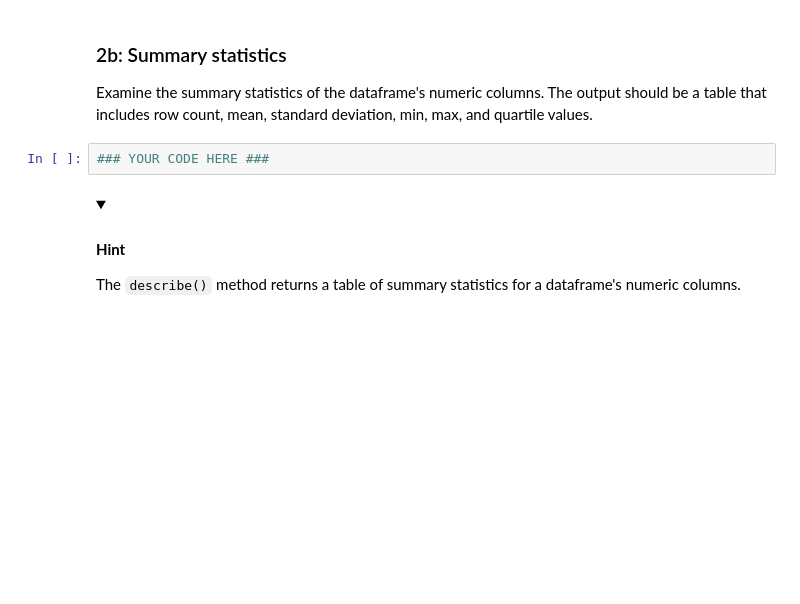
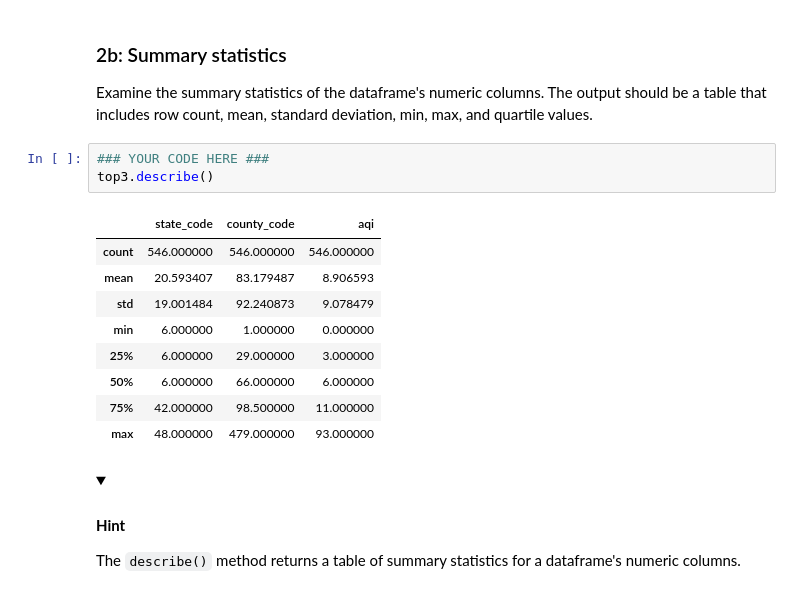
Before and after one commit to cyborgEneki/machine_learning_practice, a Jupyter notebook: air-qualities-project/Air_Quality_ Dataframes_pandas_classwork.ipynb, the cells around one changed output. Drawn from its saved outputs; the diff is of its cells as text; folded sections open; blank space fills up the shorter version.

```diff
--- a/air-qualities-project/Air_Quality_ Dataframes_pandas_classwork.ipynb
+++ b/air-qualities-project/Air_Quality_ Dataframes_pandas_classwork.ipynb
@@ -46,6 +68,17 @@ Use a DataFrame method to examine the number of rows and columns, the column nam
 Examine the summary statistics of the dataframe's numeric columns. The output should be a table that includes row count, mean, standard deviation, min, max, and quartile values.
 # %%
 ### YOUR CODE HERE ###
+top3.describe()
+# %% [output]
+|  | state_code | county_code | aqi |
+| count | 546.000000 | 546.000000 | 546.000000 |
+| mean | 20.593407 | 83.179487 | 8.906593 |
+| std | 19.001484 | 92.240873 | 9.078479 |
+| min | 6.000000 | 1.000000 | 0.000000 |
+| 25% | 6.000000 | 29.000000 | 3.000000 |
+| 50% | 6.000000 | 66.000000 | 6.000000 |
+| 75% | 42.000000 | 98.500000 | 11.000000 |
+| max | 48.000000 | 479.000000 | 93.000000 |
 # %% [markdown]
 <details>
   <summary><h4><strong>Hint</strong></h4></summary>
```
Also changed, not shown: parts of 14 cells of this notebook, 1 other file.
